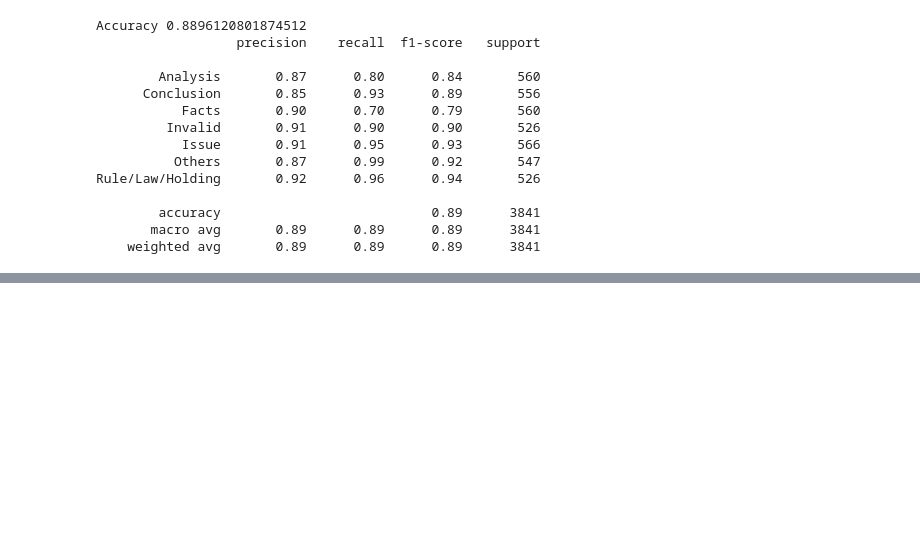
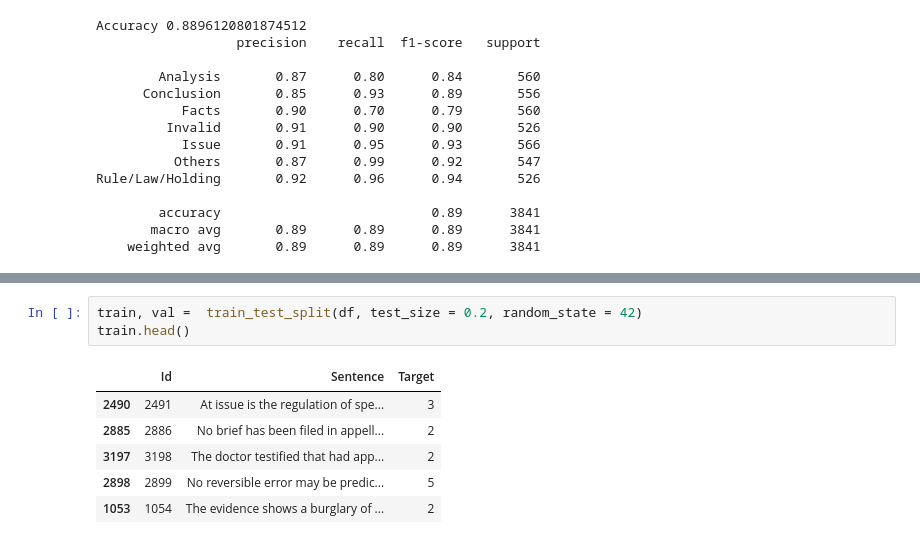
Before and after one commit to sundarp17/sundar_INFO5731_Fall2020, a Jupyter notebook: handling_imbalance_data.ipynb, the cells around one changed output, grey strips where cells are left out. Cells and saved outputs as stored; diff of their text form; blank space fills up the shorter version.

```diff
--- a/handling_imbalance_data.ipynb
+++ b/handling_imbalance_data.ipynb
@@ -192,0 +340,10 @@ Rule/Law/Holding       0.92      0.96      0.94       526
+# %%
+train, val =  train_test_split(df, test_size = 0.2, random_state = 42)
+train.head()
+# %% [output]
+|  | Id | Sentence | Target |
+| 2490 | 2491 | At issue is the regulation of spe... | 3 |
+| 2885 | 2886 | No brief has been filed in appell... | 2 |
+| 3197 | 3198 | The doctor testified that had app... | 2 |
+| 2898 | 2899 | No reversible error may be predic... | 5 |
+| 1053 | 1054 | The evidence shows a burglary of ... | 2 |
```
Also changed, not shown: parts of 44 cells of this notebook.
